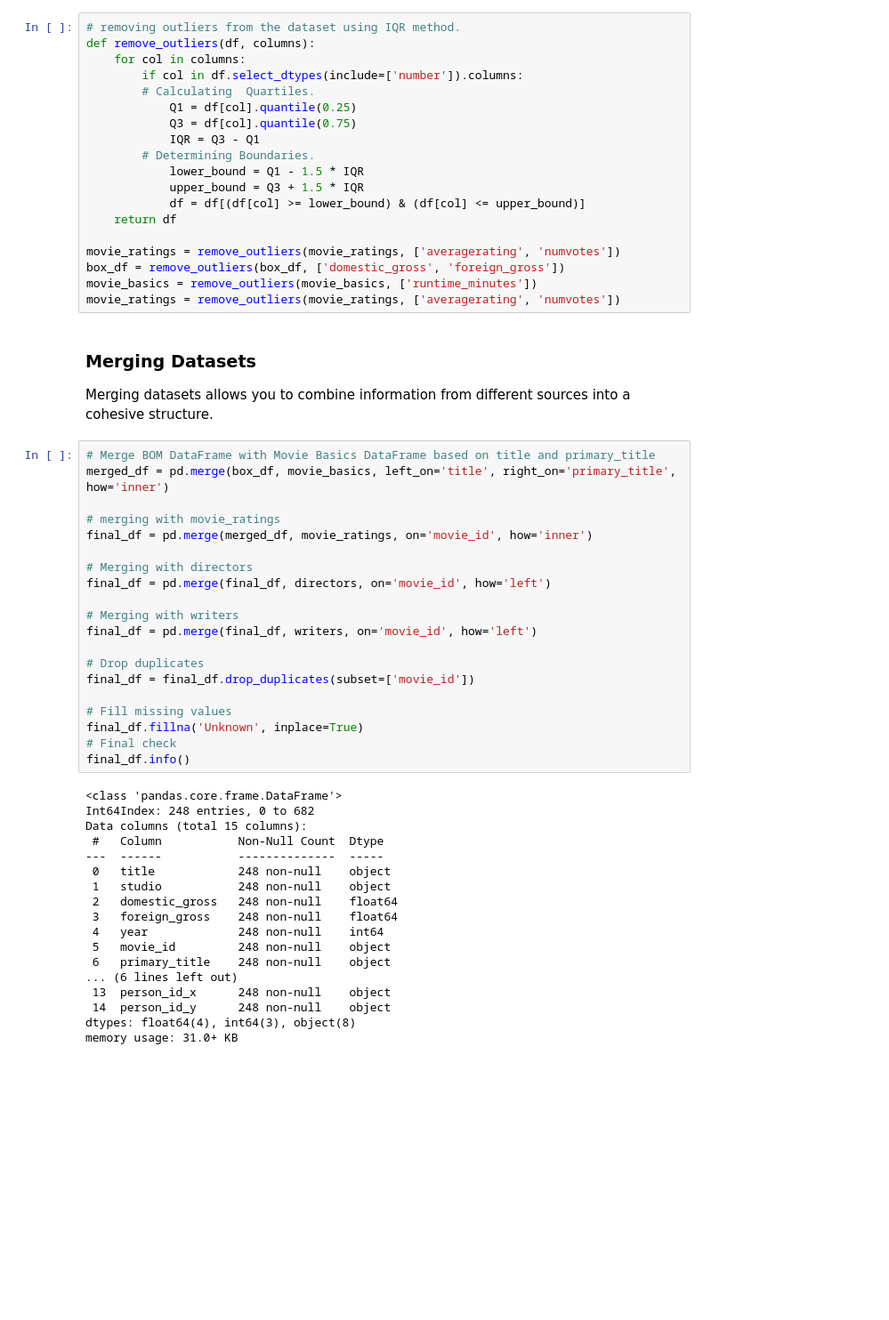
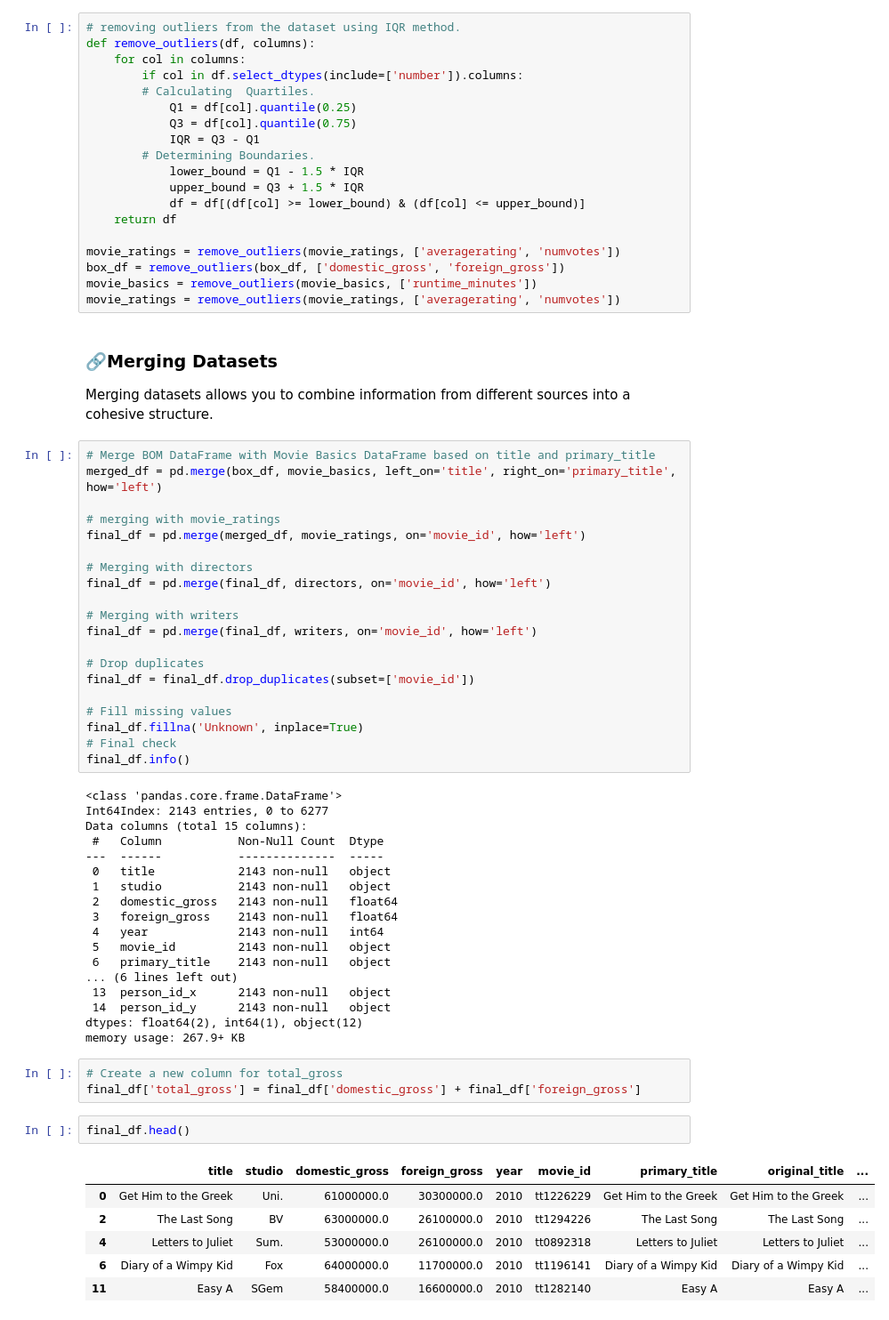
Before and after one commit to mwakad/box-office-movie-insights, a Jupyter notebook: notebooks/marion.ipynb, the cells around one changed output. Shown: that part at 89% size. Cells and saved outputs as stored; diff of their text form; blank space fills up the shorter version.

```diff
--- a/notebooks/marion.ipynb
+++ b/notebooks/marion.ipynb
@@ -382,15 +372,15 @@ box_df = remove_outliers(box_df, ['domestic_gross', 'foreign_gross'])
 movie_basics = remove_outliers(movie_basics, ['runtime_minutes'])
 movie_ratings = remove_outliers(movie_ratings, ['averagerating', 'numvotes'])
 # %% [markdown]
-### Merging Datasets ###
+### 🔗Merging Datasets ###
 
 Merging datasets allows you to combine information from different sources into a cohesive structure.
 # %%
 # Merge BOM DataFrame with Movie Basics DataFrame based on title and primary_title
-merged_df = pd.merge(box_df, movie_basics, left_on='title', right_on='primary_title', how='inner')
+merged_df = pd.merge(box_df, movie_basics, left_on='title', right_on='primary_title', how='left')
 
 # merging with movie_ratings
-final_df = pd.merge(merged_df, movie_ratings, on='movie_id', how='inner')
+final_df = pd.merge(merged_df, movie_ratings, on='movie_id', how='left')
 
 # Merging with directors
 final_df = pd.merge(final_df, directors, on='movie_id', how='left')
@@ -407,19 +397,31 @@ final_df.fillna('Unknown', inplace=True)
 final_df.info()
 # %% [output]
 <class 'pandas.core.frame.DataFrame'>
-Int64Index: 248 entries, 0 to 682
+Int64Index: 2143 entries, 0 to 6277
 Data columns (total 15 columns):
  #   Column           Non-Null Count  Dtype
 ---  ------           --------------  -----
- 0   title            248 non-null    object
- 1   studio           248 non-null    object
- 2   domestic_gross   248 non-null    float64
- 3   foreign_gross    248 non-null    float64
- 4   year             248 non-null    int64
- 5   movie_id         248 non-null    object
- 6   primary_title    248 non-null    object
+ 0   title            2143 non-null   object
+ 1   studio           2143 non-null   object
+ 2   domestic_gross   2143 non-null   float64
+ 3   foreign_gross    2143 non-null   float64
+ 4   year             2143 non-null   int64
+ 5   movie_id         2143 non-null   object
+ 6   primary_title    2143 non-null   object
 ... (6 lines left out)
- 13  person_id_x      248 non-null    object
- 14  person_id_y      248 non-null    object
-dtypes: float64(4), int64(3), object(8)
-memory usage: 31.0+ KB
+ 13  person_id_x      2143 non-null   object
+ 14  person_id_y      2143 non-null   object
+dtypes: float64(2), int64(1), object(12)
+memory usage: 267.9+ KB
+# %%
+# Create a new column for total_gross
+final_df['total_gross'] = final_df['domestic_gross'] + final_df['foreign_gross']
+# %%
+final_df.head()
+# %% [output]
+|  | title | studio | domestic_gross | foreign_gross | year | movie_id | primary_title | original_title | ... |
+| 0 | Get Him to the Greek | Uni. | 61000000.0 | 30300000.0 | 2010 | tt1226229 | Get Him to the Greek | Get Him to the Greek | ... |
+| 2 | The Last Song | BV | 63000000.0 | 26100000.0 | 2010 | tt1294226 | The Last Song | The Last Song | ... |
+| 4 | Letters to Juliet | Sum. | 53000000.0 | 26100000.0 | 2010 | tt0892318 | Letters to Juliet | Letters to Juliet | ... |
+| 6 | Diary of a Wimpy Kid | Fox | 64000000.0 | 11700000.0 | 2010 | tt1196141 | Diary of a Wimpy Kid | Diary of a Wimpy Kid | ... |
+| 11 | Easy A | SGem | 58400000.0 | 16600000.0 | 2010 | tt1282140 | Easy A | Easy A | ... |
```
Also changed, not shown: parts of 15 cells of this notebook.
